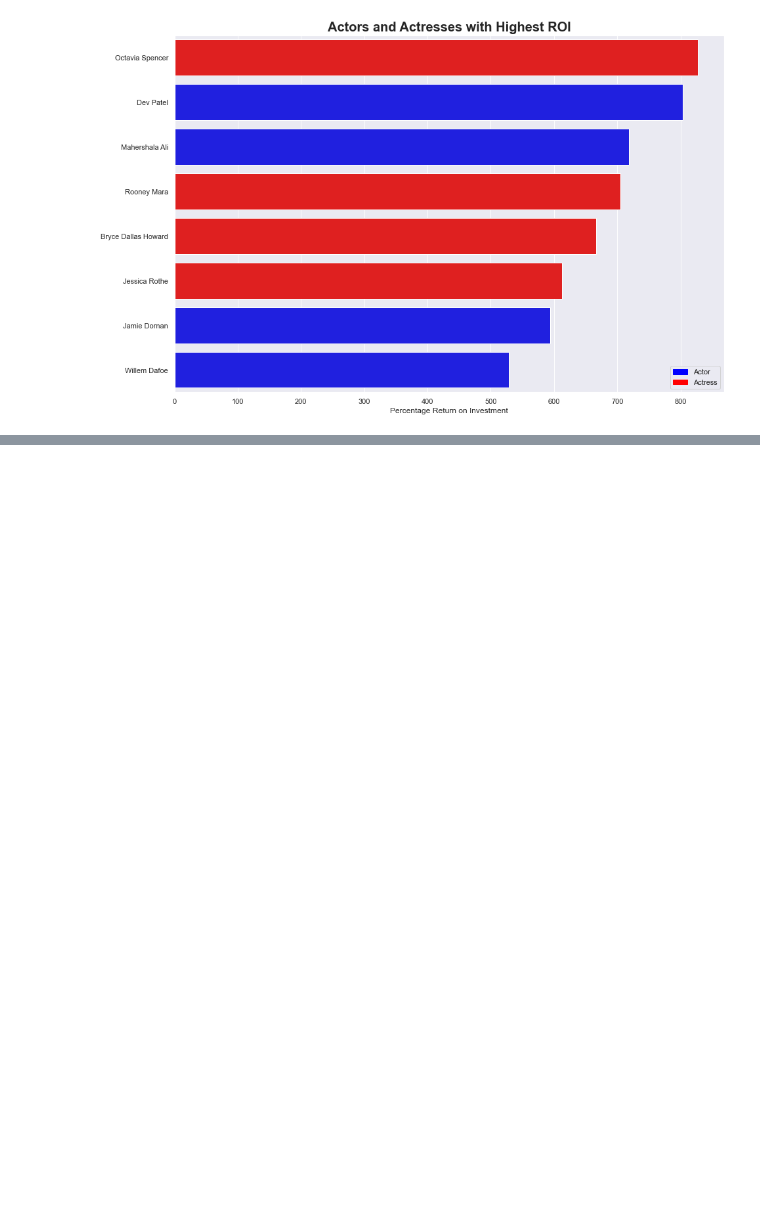
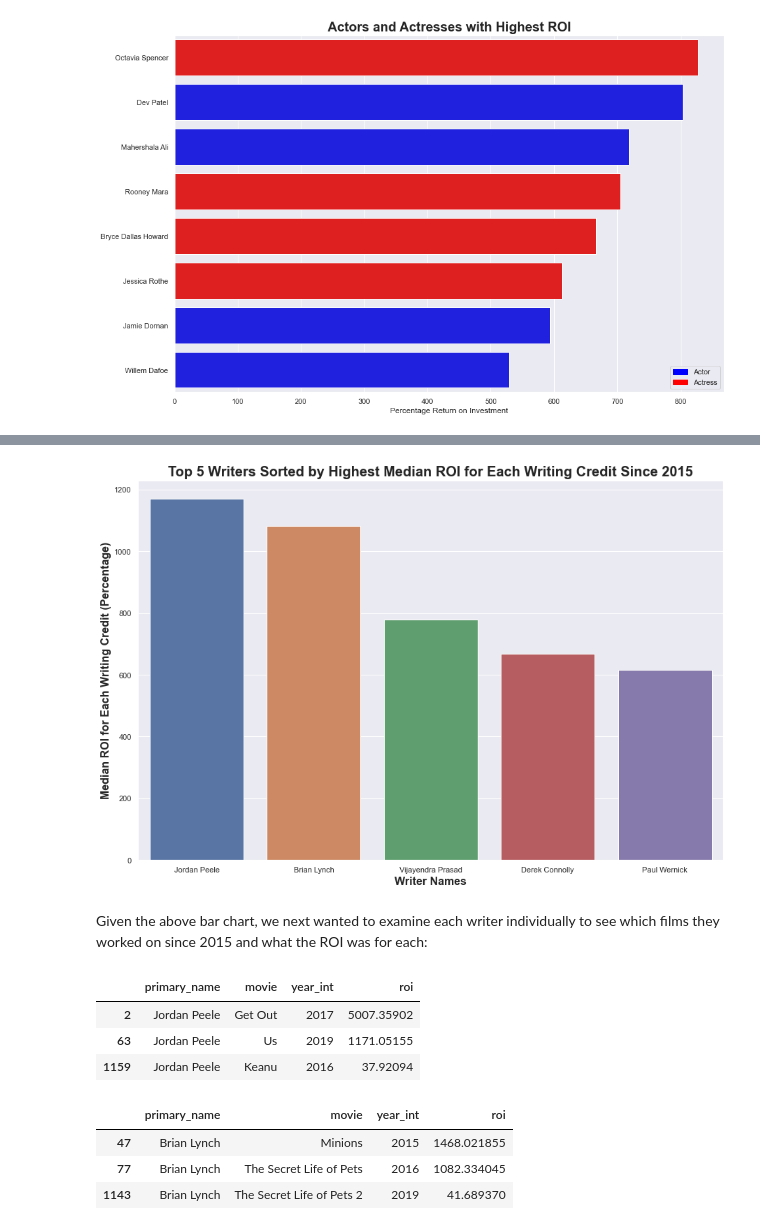
Before and after one commit to garrettwilliams90/Movie_Analysis_Project, a Jupyter notebook: Earth_Movie_Analysis_Project.ipynb, the cells around one changed output, grey strips where cells are left out. Cells and saved outputs as stored; diff of their text form; code cells hidden in the pictures; blank space fills up the shorter version.

```diff
--- a/Earth_Movie_Analysis_Project.ipynb
+++ b/Earth_Movie_Analysis_Project.ipynb
@@ -432,0 +466,6 @@ ax.figure.savefig("Actors.png");
+# %%
+#now merge the name dataframe with the writers
+imdb_writers_name_roi = pd.merge(imdb_writers_roi, imdb_name, left_on = 'writers', right_on = 'nconst', how = 'left')
+#again only take the necessary columns
+imdb_writers_name_roi = imdb_writers_name_roi[['movie', 'roi', 'writers', 'nconst', 'primary_name', 'year_int', 'death_year']]
+imdb_writers_name_roi.head()
@@ -432,0 +479,4 @@ ax.figure.savefig("Actors.png");
+# %%
+#filtering df to include desired columns and remove people who are dead
+imdb_writers_name_roi = imdb_writers_name_roi[imdb_writers_name_roi['death_year'].isna()]
+imdb_writers_name_roi.head()
@@ -432,0 +490,4 @@ ax.figure.savefig("Actors.png");
+# %%
+#changing ROI column to percentage value
+imdb_writers_name_roi['roi'] = imdb_writers_name_roi['roi']*100
+imdb_writers_name_roi.head()
@@ -432,0 +501,4 @@ ax.figure.savefig("Actors.png");
+# %%
+#looking at ROI statistics for writers by name
+df_writer_stats = imdb_writers_name_roi.groupby(by = ['primary_name'])['roi'].describe()
+df_writer_stats.sort_values(by = '50%', ascending = False).head(10)
@@ -432,0 +518,35 @@ ax.figure.savefig("Actors.png");
+# %%
+#visualizing top 5 writers list sorted by median ROI:
+#sorting for writers that have worked on more than two films since 2015:
+writer_list_median = df_writer_stats[df_writer_stats['count'] > 2].sort_values(by = '50%', ascending = False).head(5)
+plt.figure(figsize = (15, 10))
+ax = sns.barplot(x = writer_list_median.index, y = '50%', data=writer_list_median)
+sns.set_theme(style = 'darkgrid')
+ax.set_xlabel("Writer Names", size = 16, fontweight = 'bold')
+ax.set_ylabel("Median ROI for Each Writing Credit (Percentage)", size = 16, fontweight = 'bold')
+ax.set_title("Top 5 Writers Sorted by Highest Median ROI for Each Writing Credit Since 2015", size = 20, fontweight = 'bold')
+ax.figure.savefig("writers_median.png");
+# %% [output]
+[figure, added]
+# %% [markdown]
+Given the above bar chart, we next wanted to examine each writer individually to see which films they worked on since 2015 and what the ROI was for each:
+# %%
+#making a dataframe for Jordan Peele
+jordan_peele = imdb_writers_name_roi[imdb_writers_name_roi['primary_name'] == 'Jordan Peele']
+jordan_peele = jordan_peele[['primary_name', 'movie', 'year_int', 'roi']]
+jordan_peele
+# %% [output]
+|  | primary_name | movie | year_int | roi |
+| 2 | Jordan Peele | Get Out | 2017 | 5007.35902 |
+| 63 | Jordan Peele | Us | 2019 | 1171.05155 |
+| 1159 | Jordan Peele | Keanu | 2016 | 37.92094 |
+# %%
+#making a dataframe for Brian Lynch
+brian_lynch = imdb_writers_name_roi[imdb_writers_name_roi['primary_name'] == 'Brian Lynch']
+brian_lynch = brian_lynch[['primary_name', 'movie', 'year_int', 'roi']]
+brian_lynch
+# %% [output]
+|  | primary_name | movie | year_int | roi |
+| 47 | Brian Lynch | Minions | 2015 | 1468.021855 |
+| 77 | Brian Lynch | The Secret Life of Pets | 2016 | 1082.334045 |
+| 1143 | Brian Lynch | The Secret Life of Pets 2 | 2019 | 41.689370 |
```
Also changed, not shown: parts of 38 cells of this notebook.
